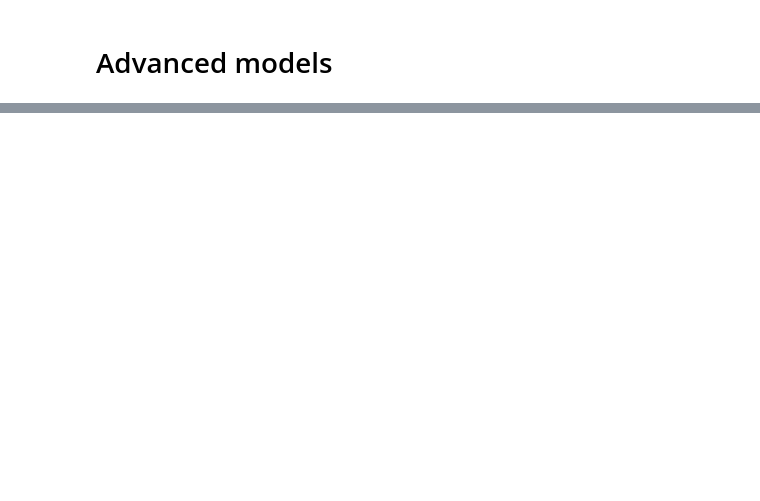
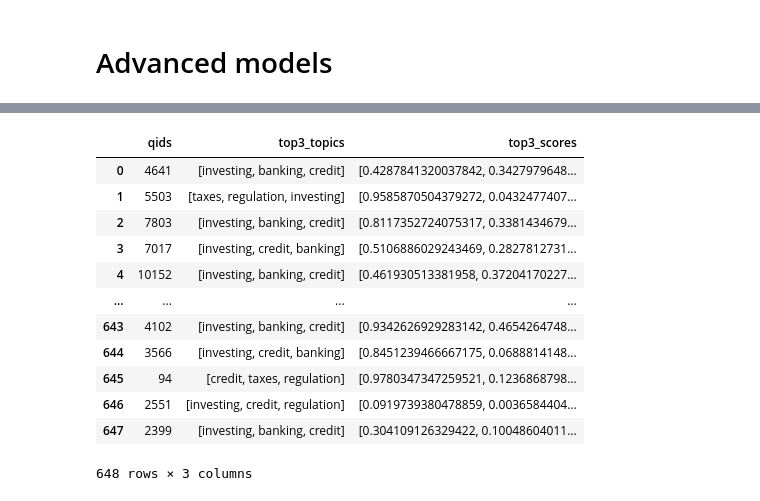
Before and after one commit to mitruho/Financial_search_engine, a Jupyter notebook: search_engine.ipynb, the cells around one changed output, grey strips where cells are left out. Cells and saved outputs as stored; diff of their text form; code cells hidden in the pictures; blank space fills up the shorter version.

```diff
--- a/search_engine.ipynb
+++ b/search_engine.ipynb
@@ -308,0 +617,52 @@ reranker = FlagLLMReranker("BAAI/bge-reranker-v2-gemma", use_fp16=True)
+# %%
+rows_topics_q = []
+batch_size_topics_q = 64
+TOPK = 3
+
+for batch in iter_batches(queries.to_dict(orient='records'), batch_size=batch_size_topics):
+    if not batch:
+        continue
+
+    qids = [d["qid"] for d in batch]
+    qs  = [d["query"]  for d in batch]
+
+    valid = [(i, t) for i, t in enumerate(qs) if isinstance(t, str) and t.strip()]
+    if not valid:
+        for docno in qids:
+            rows_topics.append({"docno": docno, "top3_topics": [], "top3_scores": []})
+        continue
+
+    valid_idx, valid_qs = zip(*valid)
+
+    outputs = tags_classifier(list(valid_qs), topics, multi_label=True)
+
+    if isinstance(outputs, dict):
+        outputs = [outputs]
+
+    top_topics = {i: ([], []) for i in range(len(qs))}
+
+    for i, out in zip(valid_idx, outputs):
+        labels = out.get("labels", [])
+        scores = out.get("scores", [])
+        top_topics[i] = (labels[:TOPK], scores[:TOPK])
+
+    for i, qid in enumerate(qids):
+        labs, scs = top_topics[i]
+        rows_topics_q.append({"qids": qid, "top3_topics": labs, "top3_scores": scs})
+
+df_topics_q = pd.DataFrame(rows_topics_q)
+df_topics_q
+# %% [output]
+|  | qids | top3_topics | top3_scores |
+| 0 | 4641 | [investing, banking, credit] | [0.4287841320037842, 0.3427979648... |
+| 1 | 5503 | [taxes, regulation, investing] | [0.9585870504379272, 0.0432477407... |
+| 2 | 7803 | [investing, banking, credit] | [0.8117352724075317, 0.3381434679... |
+| 3 | 7017 | [investing, credit, banking] | [0.5106886029243469, 0.2827812731... |
+| 4 | 10152 | [investing, banking, credit] | [0.461930513381958, 0.37204170227... |
+| ... | ... | ... | ... |
+| 643 | 4102 | [investing, banking, credit] | [0.9342626929283142, 0.4654264748... |
+| 644 | 3566 | [investing, credit, banking] | [0.8451239466667175, 0.0688814148... |
+| 645 | 94 | [credit, taxes, regulation] | [0.9780347347259521, 0.1236868798... |
+| 646 | 2551 | [investing, credit, regulation] | [0.0919739380478859, 0.0036584404... |
+| 647 | 2399 | [investing, banking, credit] | [0.304109126329422, 0.10048604011... |
+648 rows × 3 columns
```
Also changed, not shown: parts of 31 cells of this notebook, 2 other files.
